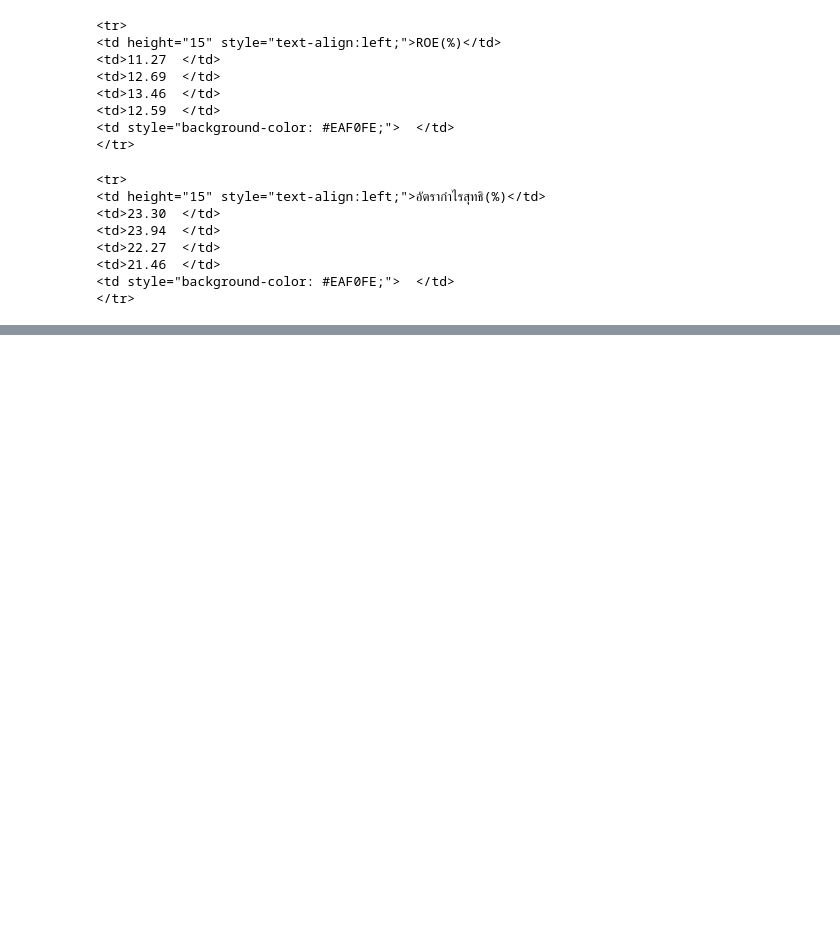
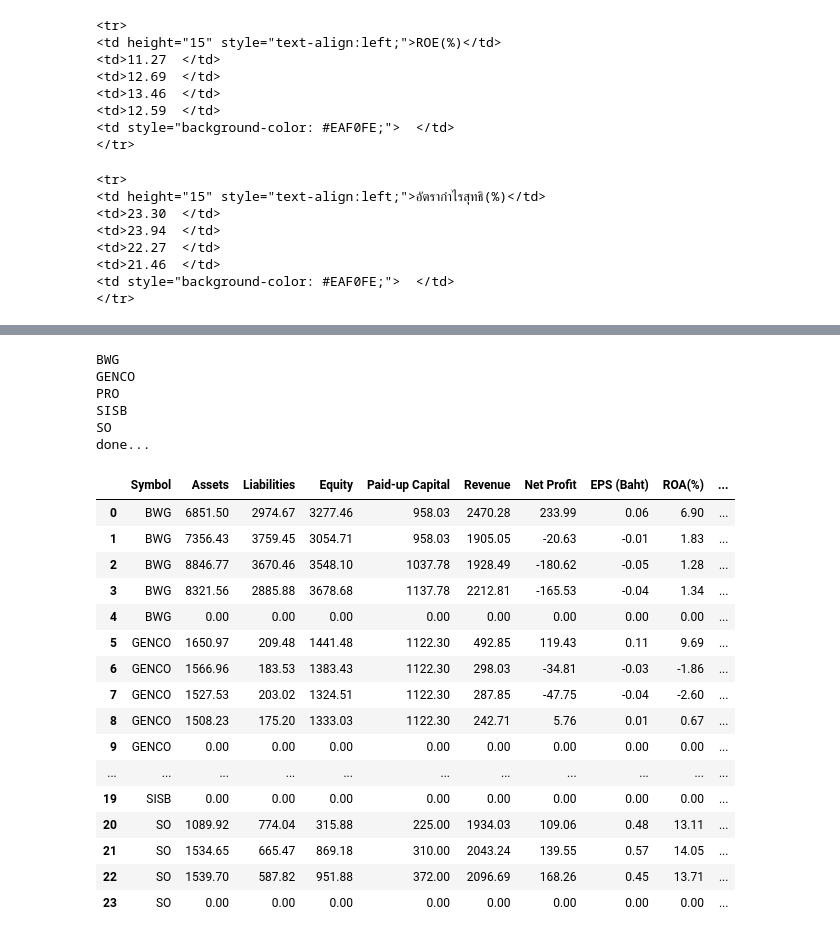
Before and after one commit to phongyanon/PythonInvestment, a Jupyter notebook: SetStock/ImportSET.ipynb, the cells around one changed output, grey strips where cells are left out. Saved outputs shown, nothing was run; the diff lists cells and outputs as text; code cells hidden in the pictures; blank space fills up the shorter version.

Commit message:
import data then save to csv function

```diff
--- a/SetStock/ImportSET.ipynb
+++ b/SetStock/ImportSET.ipynb
@@ -198,0 +223,15 @@ theads[1]
+# %%
+stock_data = {'Asset': [], 'Liabilities': []}
+for i, v in enumerate(table_rows[2].find_all('td')[1:]):
+    if (not (v.string and v.string.strip())) or (v.string == '-'):
+        stock_data['Asset'].append(0)
+    else:
+        stock_data['Asset'].append(float(''.join(v.string.split(','))))
+
+for i, v in enumerate(table_rows[3].find_all('td')[1:]):
+    if (not (v.string and v.string.strip())) or (v.string == '-'):
+        stock_data['Liabilities'].append(0)
+    else:
+        stock_data['Liabilities'].append(float(''.join(v.string.split(','))))
+
+stock_data
@@ -198,0 +436,55 @@ theads[1]
+# %%
+stocks = pd.DataFrame(columns = [
+        'Symbol',
+        'Assets',
+        'Liabilities',
+        'Equity',
+        'Paid-up Capital',
+        'Revenue',
+        'Net Profit',
+        'EPS (Baht)',
+        'ROA(%)',
+        'ROE(%)',
+        'Net Profit Margin(%)',
+#         'P/E',
+#         'P/BV',
+#         'Book Value per share (Baht)',
+#         'Dvd. Yield(%)',
+        'Year',
+        'Industry',
+        'Sector'
+])
+
+for stock in SERVICE_PROF: # ['BWG', 'GENCO', 'PRO', 'SISB', 'SO']
+    print(stock)
+    stock_dict = getStockData(stock, industry = 'SERVICE', sector = 'PROF')
+    stock_df = pd.DataFrame(data=stock_dict)
+    stocks = stocks.append(stock_df, ignore_index=True)
+print('done...')
+# %% [output]
+BWG
+GENCO
+PRO
+SISB
+SO
+done...
+# %%
+stocks
+# %% [output]
+|  | Symbol | Assets | Liabilities | Equity | Paid-up Capital | Revenue | Net Profit | EPS (Baht) | ROA(%) | ... |
+| 0 | BWG | 6851.50 | 2974.67 | 3277.46 | 958.03 | 2470.28 | 233.99 | 0.06 | 6.90 | ... |
+| 1 | BWG | 7356.43 | 3759.45 | 3054.71 | 958.03 | 1905.05 | -20.63 | -0.01 | 1.83 | ... |
+| 2 | BWG | 8846.77 | 3670.46 | 3548.10 | 1037.78 | 1928.49 | -180.62 | -0.05 | 1.28 | ... |
+| 3 | BWG | 8321.56 | 2885.88 | 3678.68 | 1137.78 | 2212.81 | -165.53 | -0.04 | 1.34 | ... |
+| 4 | BWG | 0.00 | 0.00 | 0.00 | 0.00 | 0.00 | 0.00 | 0.00 | 0.00 | ... |
+| 5 | GENCO | 1650.97 | 209.48 | 1441.48 | 1122.30 | 492.85 | 119.43 | 0.11 | 9.69 | ... |
+| 6 | GENCO | 1566.96 | 183.53 | 1383.43 | 1122.30 | 298.03 | -34.81 | -0.03 | -1.86 | ... |
+| 7 | GENCO | 1527.53 | 203.02 | 1324.51 | 1122.30 | 287.85 | -47.75 | -0.04 | -2.60 | ... |
+| 8 | GENCO | 1508.23 | 175.20 | 1333.03 | 1122.30 | 242.71 | 5.76 | 0.01 | 0.67 | ... |
+| 9 | GENCO | 0.00 | 0.00 | 0.00 | 0.00 | 0.00 | 0.00 | 0.00 | 0.00 | ... |
+| ... | ... | ... | ... | ... | ... | ... | ... | ... | ... | ... |
+| 19 | SISB | 0.00 | 0.00 | 0.00 | 0.00 | 0.00 | 0.00 | 0.00 | 0.00 | ... |
+| 20 | SO | 1089.92 | 774.04 | 315.88 | 225.00 | 1934.03 | 109.06 | 0.48 | 13.11 | ... |
+| 21 | SO | 1534.65 | 665.47 | 869.18 | 310.00 | 2043.24 | 139.55 | 0.57 | 14.05 | ... |
+| 22 | SO | 1539.70 | 587.82 | 951.88 | 372.00 | 2096.69 | 168.26 | 0.45 | 13.71 | ... |
+| 23 | SO | 0.00 | 0.00 | 0.00 | 0.00 | 0.00 | 0.00 | 0.00 | 0.00 | ... |
```
Also changed, not shown: parts of 19 cells of this notebook.
